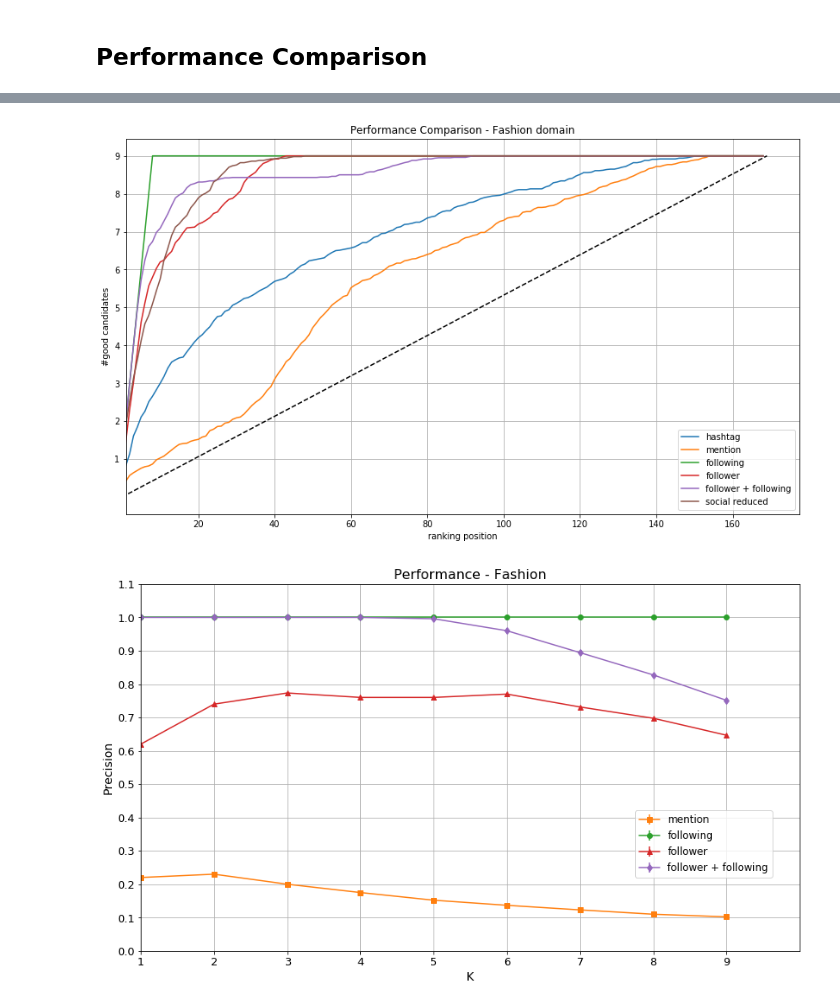
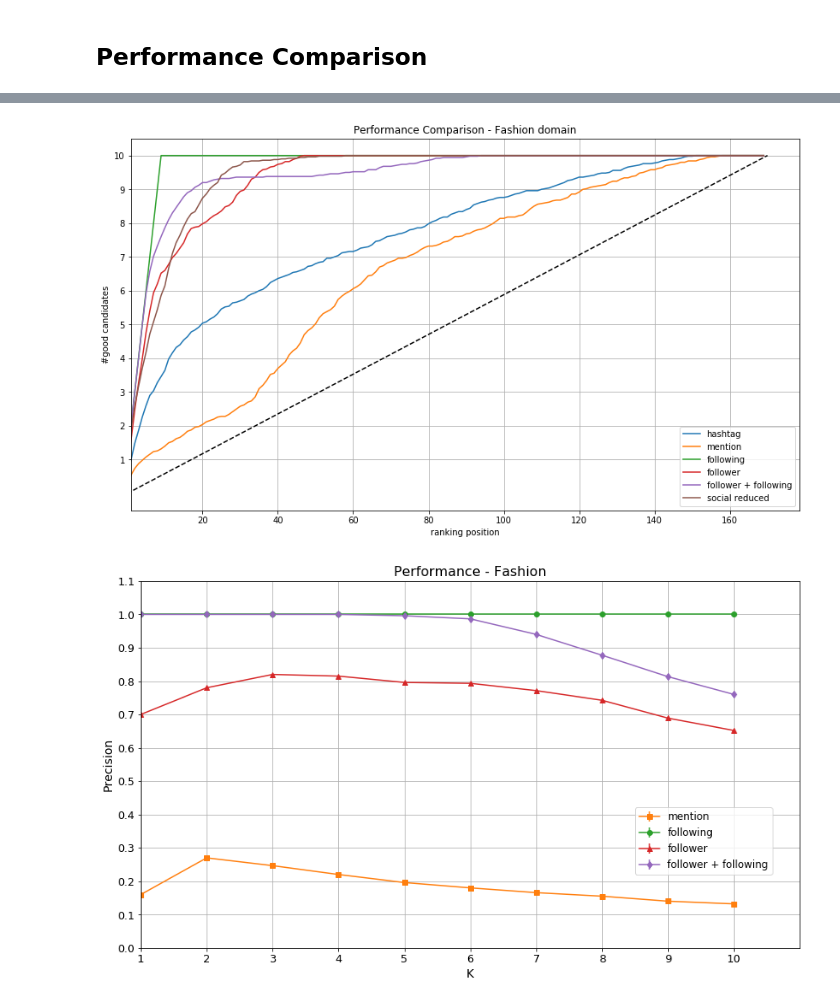
Before and after one commit to DataSciencePolimi/NetSKE, a Jupyter notebook: graphs/fashion/Fashion Domain - Test Network Features.ipynb, the cells around one changed output, grey strips where cells are left out. Saved outputs shown, nothing was run; the diff lists cells and outputs as text; code cells hidden in the pictures.

Commit message:
rerun fashion experiment using different set of combinations (with 8 seed)

```diff
--- a/graphs/fashion/Fashion Domain - Test Network Features.ipynb
+++ b/graphs/fashion/Fashion Domain - Test Network Features.ipynb
@@ -121,6 +125,6 @@ len(combinations)
 # %%
 # first 50 combinations
-combinations = {k: v for k, v in combinations.items() if int(k)<50}
+# combinations = {k: v for k, v in combinations.items() if int(k)<50}
 # %%
 domain = 'fashion'
 datapath = '../data-seed/{}/'.format(domain)
@@ -138,7 +142,7 @@ def computePerformance(allseeds, comb, data, network_type):
     for u in list(data['username']):
         all_ranking[u] = []
 
-    ysum = np.zeros(data.shape[0] - 9)
+    ysum = np.zeros(data.shape[0] - 8)
     prec_20 = []
     prec_10 = []
     rankings = {}
@@ -181,10 +185,10 @@ def computePerformance(allseeds, comb, data, network_type):
     plt.xlabel('ranking position')
 
     plt.plot(y_avg)
-    plt.plot([0, len(y_avg)],[0, 9], linestyle='--', color='black')
+    plt.plot([0, len(y_avg)],[0, 10], linestyle='--', color='black')
     plt.xlim(xmin=1)
 
-    plt.yticks(range(1,10))
+    plt.yticks(range(1,11))
     plt.grid(True)
 
     print ('Average P@20: {:.2f}'.format(np.mean(prec_20)))
@@ -221,5 +225,5 @@ data.columns = ['id_graph','username','id_user','usertype']+header
 data = data[data['usertype'].isin(['seed','user'])]
 data.reset_index(inplace=True)
 
-perf_tag, std_tag, candidate_rank, all_rank = computePerformance(allseeds, combinations, data, 'hashtag')
+perf_tag, std_tag, mat, candidate_rank, all_rank = computePerformance(allseeds, combinations, data, 'hashtag')
 # %% [output]
@@ -494,8 +400,8 @@ print (len(perf_tag), len(perf_mention), len(perf_following), len(perf_follower)
 # %%
-pf_1 = np.append(perf_following, [9.]*10)
-pf_2 = np.append(perf_follower, [9.]*14)
-pf_3 = np.append(perf_complete, [9.]*5)
-pf_4 = np.append(perf_social_red, [9.]*20)
+pf_1 = np.append(perf_following, [10.]*10)
+pf_2 = np.append(perf_follower, [10.]*14)
+pf_3 = np.append(perf_complete, [10.]*5)
+pf_4 = np.append(perf_social_red, [10.]*20)
 # %%
 std_1 = np.append(std_following, [0.]*10).reshape(-1, 1)
 std_2 = np.append(std_followers, [0.]*14).reshape(-1, 1)
@@ -510,7 +416,7 @@ plt.plot(pf_1, label='following')
 plt.plot(pf_2, label='follower')
 plt.plot(pf_3, label='follower + following')
 plt.plot(pf_4, label='social reduced')
-plt.plot([0, len(perf_tag)], [0, 9], linestyle='--', color='black')
+plt.plot([0, len(perf_tag)], [0, 10], linestyle='--', color='black')
 
 plt.legend()
 plt.title('Performance Comparison - Fashion domain')
@@ -518,16 +424,16 @@ plt.ylabel('#good candidates')
 plt.xlabel('ranking position')
 
 plt.xlim(xmin=1)
-plt.yticks(range(1,10))
+plt.yticks(range(1,11))
 plt.grid(True)
 # %% [output]
-[figure, old version]
+[figure, new version]
 # %%
 # paper image
 
 plt.figure(figsize=(14,8))
 
-K = 9
+K = 10
 x = range(K)
 
 l = plt.plot(perf_tag[:K], label='hashtag')
@@ -537,32 +443,32 @@ prec_m = [perf_mention[i-1]/i for i in range(1, K+1)]
 #plt.plot(prec_m, color='black', linestyle='-')
 plt.errorbar(x, prec_m, yerr=[0.]*K, label='mention', fmt='s', ls='-') # std_men[:K].reshape(-1,1)
 
 #plt.plot(pf_1[:K], label='following')
 prec_following = [pf_1[i-1]/i for i in range(1, K+1)]
 plt.errorbar(x, prec_following, yerr=[0.]*K, label='following', fmt='o', ls='-') # std_1[:K]
 
 #plt.plot(pf_2[:K], label='follower')
 prec_follower = [pf_2[i-1]/i for i in range(1, K+1)]
 plt.errorbar(x, prec_follower, yerr=[0.]*K, label='follower', fmt='^', ls='-') # std_2[:K]
 
 #plt.plot(pf_3[:K], label='follower + following')
 prec_complete = [pf_3[i-1]/i for i in range(1, K+1)]
 plt.errorbar(x, prec_complete, yerr=[0.]*K, label='follower + following', fmt='d', ls='-') # std_3[:K]
 # plt.plot(pf_4[:K], label='social reduced')
 # plt.plot([0, 20], [0, 10], linestyle='--', color='black')
 
 
 plt.legend(loc=(0.75, 0.2), fontsize='large')
 plt.title('Performance - Fashion', fontsize=16)
 plt.ylabel('Precision', fontsize=14)
 plt.xlabel('K', fontsize=14)
 
 plt.xlim(xmin=1, xmax=K)
 plt.ylim(ymin=0, ymax=1.1)
 plt.yticks(np.arange(0, 1.2, 0.1))
-plt.xticks(range(0, K, int(K/9)), [str(i+1) for i in range(K)])
+plt.xticks(range(0, K, int(K/10)), [str(i+1) for i in range(K)])
 plt.tick_params(labelsize=13)
 
 plt.grid(True)
 # %% [output]
-[figure, old version]
+[figure, new version]
```
Also changed, not shown: parts of 15 cells of this notebook, 14 other files.
